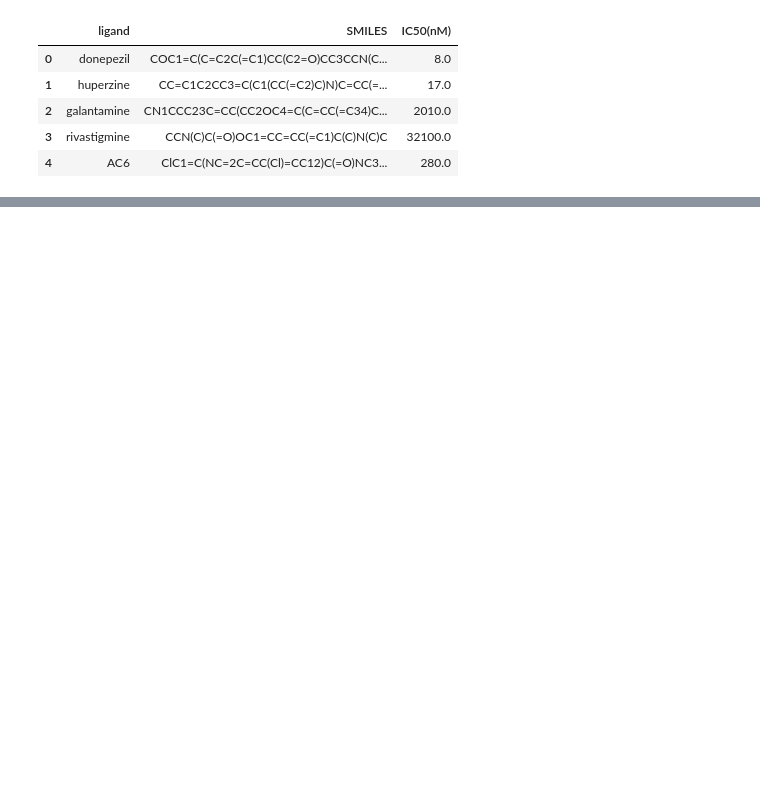
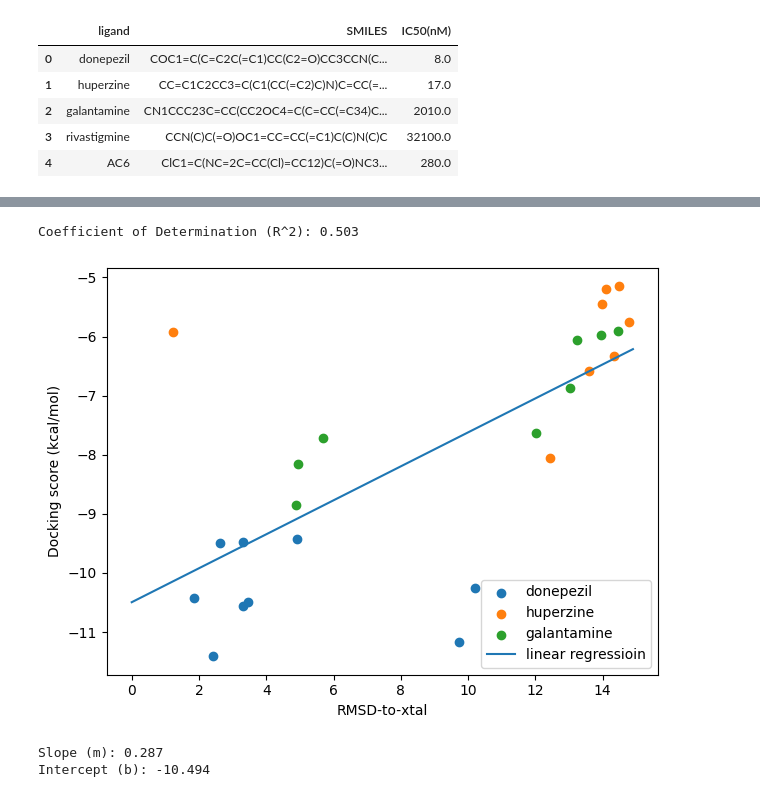
Before and after one commit to vvoelz/vina_demo, a Jupyter notebook: colab_demo/vina_demo.ipynb, the cells around one changed output, grey strips where cells are left out. Saved outputs shown, nothing was run; the diff lists cells and outputs as text; code cells hidden in the pictures; blank space fills up the shorter version.

```diff
--- a/colab_demo/vina_demo.ipynb
+++ b/colab_demo/vina_demo.ipynb
@@ -724,0 +770,63 @@ For each ligand, plot the lowest (best) docking score versus the experimental $
+# %%
+# @title Make a scatter plot of the predicted binding free energy (the docking score) versus RMSD-to-xtal.
+#
+
+ligand_rec_pairs = [('donepezil','4ey7'), ('huperzine','4ey5'), ('galantamine','4ey6')]
+
+from matplotlib import pyplot as plt
+plt.figure()
+
+all_scores = []
+all_rmsd_to_xtals = []
+
+for pair in ligand_rec_pairs:
+
+    ligand = pair[0]
+    rec_code = pair[1]
+
+    resultname = f'{rec_code}_{ligand}'
+    csvfile = SUMMARY_DIR / f'{resultname}.csv'
+
+    result = pd.read_csv(csvfile)
+    scores = result['score (kcal/mol)'].tolist()
+    rmsd_to_xtals = result['RMSD-to-xtal (A)'].tolist()
+
+    all_scores += scores
+    all_rmsd_to_xtals += rmsd_to_xtals
+
+    plt.scatter(rmsd_to_xtals, scores, label=ligand)
+
+
+# Fit a linear regression model and calculate R^2
+X = np.array(all_rmsd_to_xtals).reshape(-1, 1)
+y = np.array(all_scores)
+model = LinearRegression()
+
+model.fit(X, y)
+
+# Get predictions
+y_pred = model.predict(X)
+
+rmsd_range = np.arange(0,15,0.1).reshape(-1, 1)
+plt.plot(rmsd_range, model.predict(rmsd_range), label="linear regressioin")
+
+# Calculate metrics
+y_pred = model.predict(X)
+r_squared = r2_score(y,y_pred)
+
+print(f"Coefficient of Determination (R^2): {r_squared:.3f}")
+plt.legend(loc='best')
+plt.xlabel('RMSD-to-xtal')
+plt.ylabel('Docking score (kcal/mol)')
+plt.tight_layout()
+plt.show()
+
+
+# Optionally, print the regression line parameters
+print(f"Slope (m): {model.coef_[0]:.3f}")
+print(f"Intercept (b): {model.intercept_:.3f}")
+# %% [output]
+Coefficient of Determination (R^2): 0.503
+[figure, added]
+Slope (m): 0.287
+Intercept (b): -10.494
```
Also changed, not shown: parts of 17 cells of this notebook.
